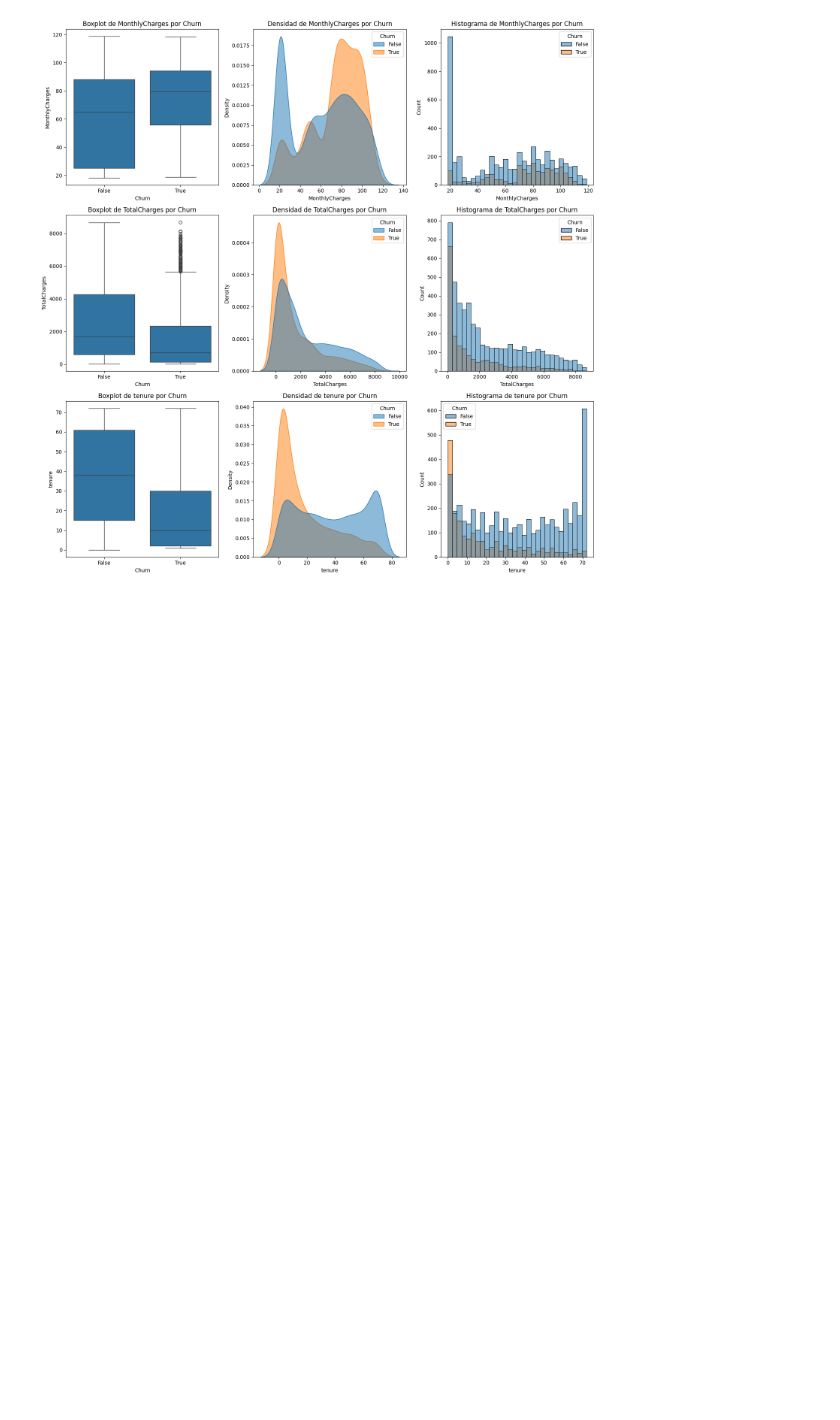
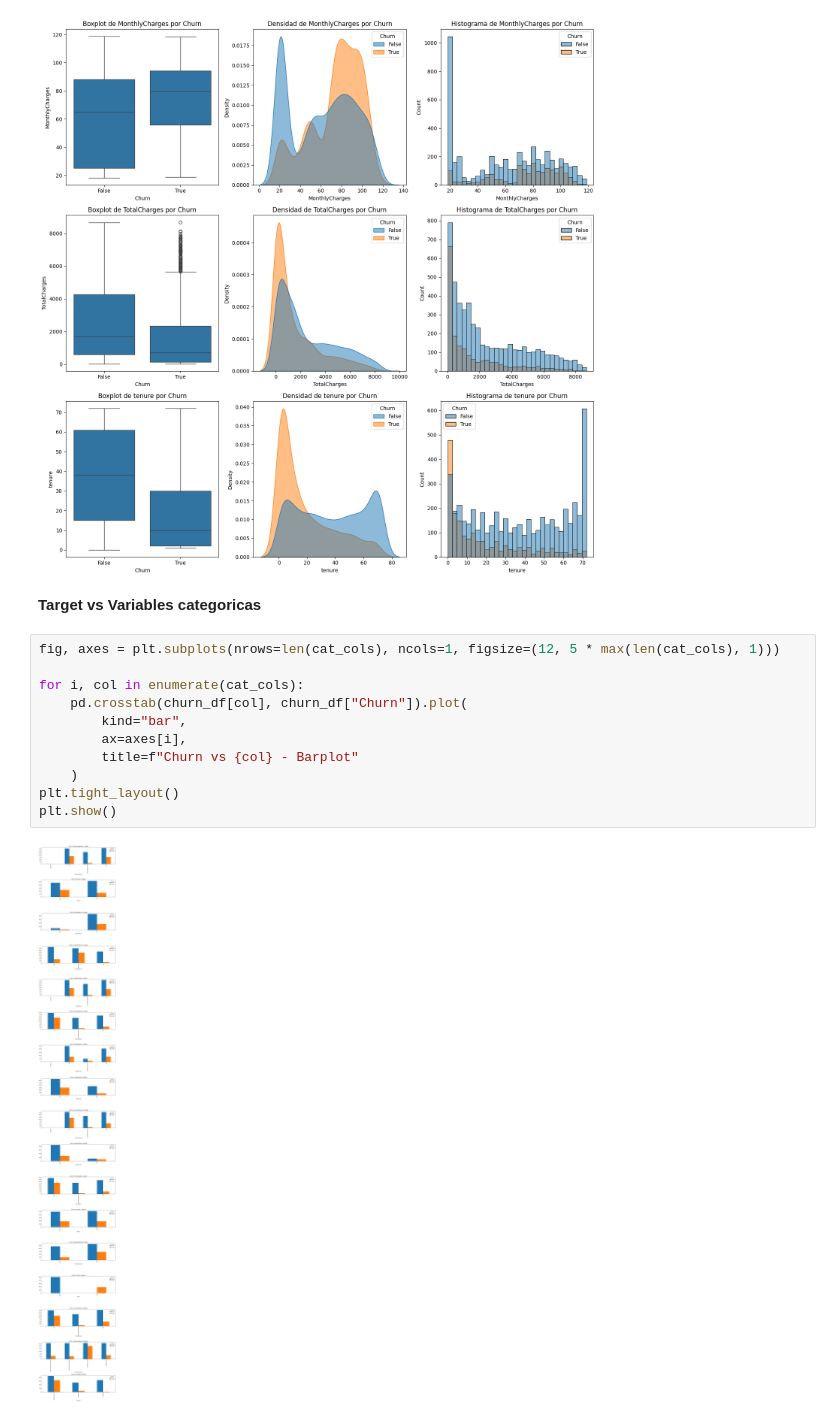
Before and after one commit to 1210lfo/Telco-Customer-Churn, a Jupyter notebook: notebooks/eda.ipynb, the cells around one changed output. Saved outputs shown, nothing was run; the diff lists cells and outputs as text; blank space fills up the shorter version.

```diff
--- a/notebooks/eda.ipynb
+++ b/notebooks/eda.ipynb
@@ -258,3 +270,18 @@ plt.tight_layout()
 plt.show()
 # %% [output]
 [figure]
+# %% [markdown]
+**Target vs Variables categoricas**
+# %%
+fig, axes = plt.subplots(nrows=len(cat_cols), ncols=1, figsize=(12, 5 * max(len(cat_cols), 1)))
+
+for i, col in enumerate(cat_cols):
+    pd.crosstab(churn_df[col], churn_df["Churn"]).plot(
+        kind="bar",
+        ax=axes[i],
+        title=f"Churn vs {col} - Barplot"
+    )
+plt.tight_layout()
+plt.show()
+# %% [output]
+[figure, added]
```
Also changed, not shown: parts of 25 cells of this notebook, 3 other files.
